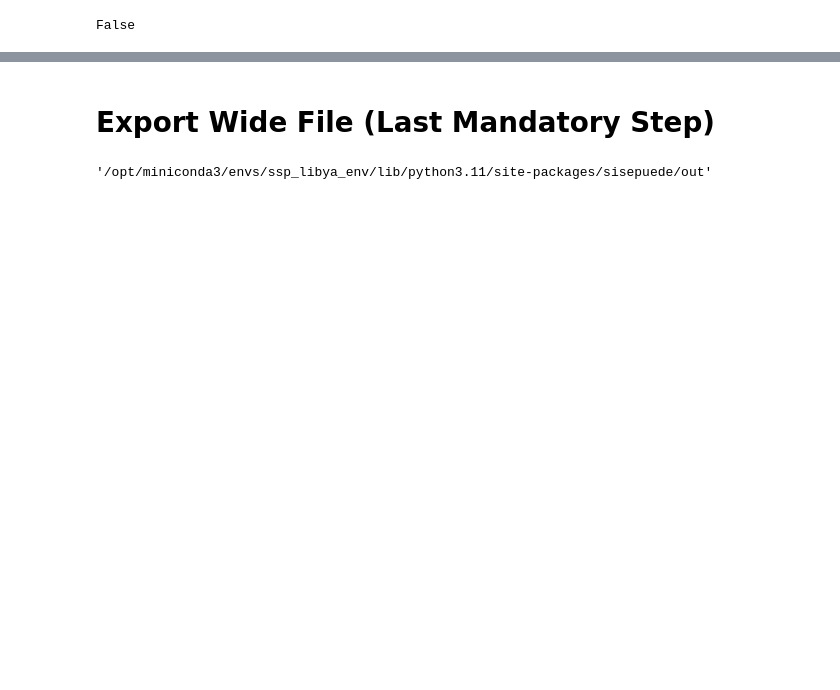
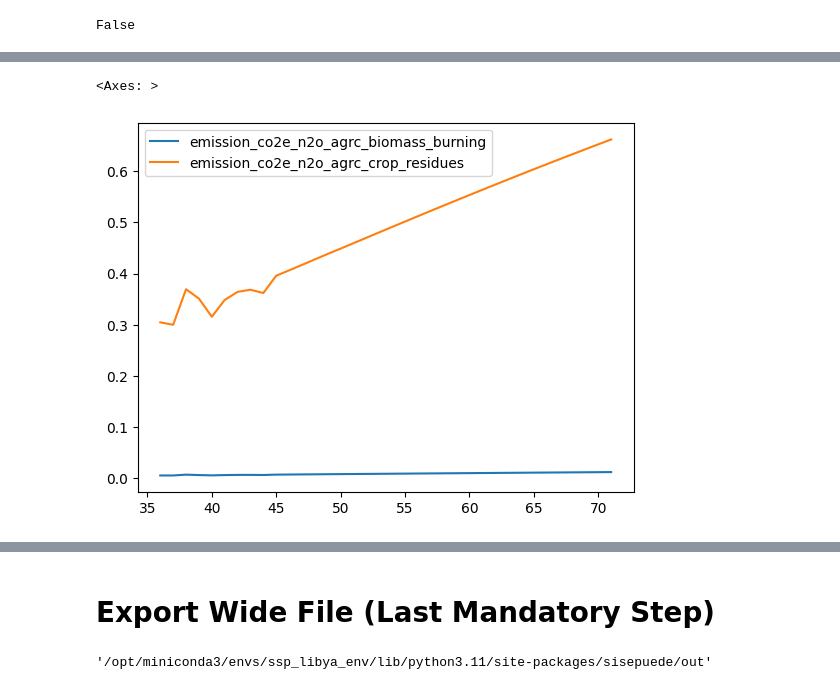
Before and after one commit to sisepuede-framework/ssp_libya, a Jupyter notebook: ssp_modeling/notebooks/libya_manager_wb.ipynb, the cells around one changed output, grey strips where cells are left out. Saved outputs shown, nothing was run; the diff lists cells and outputs as text; code cells hidden in the pictures; blank space fills up the shorter version.

```diff
--- a/ssp_modeling/notebooks/libya_manager_wb.ipynb
+++ b/ssp_modeling/notebooks/libya_manager_wb.ipynb
@@ -593,0 +609,3 @@ for primary_id in primary_ids_to_plot:
+# %%
+df_bau = df_out[df_out["primary_id"] == 72072]
+df_bau.head()
@@ -593,0 +620,5 @@ for primary_id in primary_ids_to_plot:
+# %%
+df_bau[[col for col in df_bau.columns if 'emission' in col and "agrc" in col and "n2o" in col]].plot()
+# %% [output]
+<Axes: >
+[figure, added]
```
Also changed, not shown: parts of 23 cells of this notebook, 2 other files.
